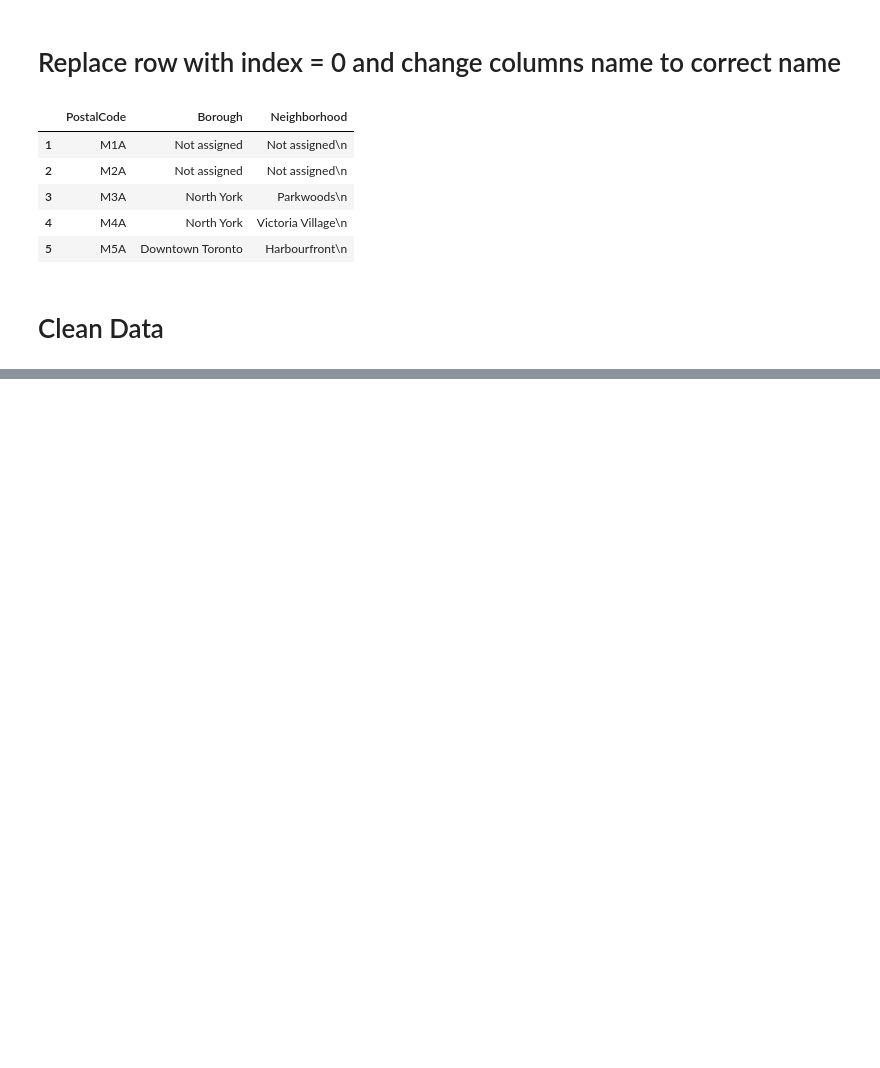
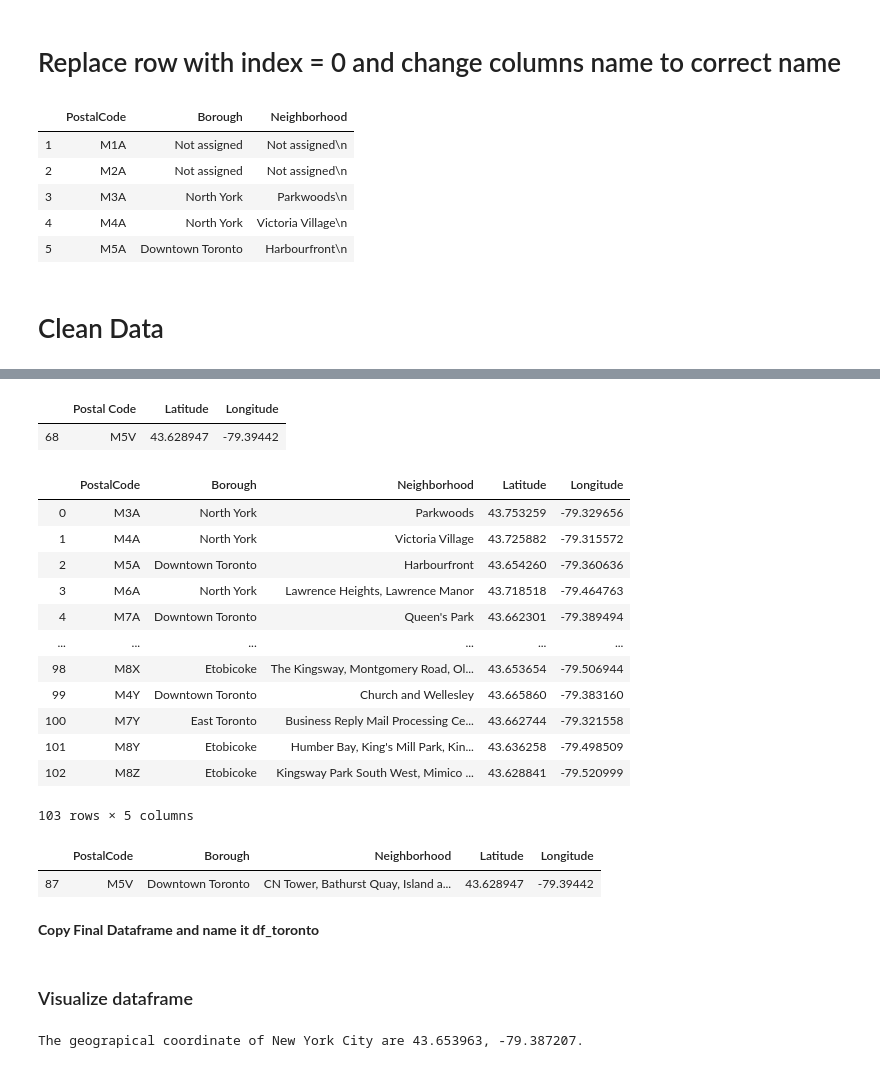
Before and after one commit to giahuy9751990/Coursera_Capstone, a Jupyter notebook: Web Scraping On Coursera Capstone.ipynb, the cells around one changed output, grey strips where cells are left out. Drawn from its saved outputs; the diff is of its cells as text; code cells hidden in the pictures; blank space fills up the shorter version.

```diff
--- a/Web Scraping On Coursera Capstone.ipynb
+++ b/Web Scraping On Coursera Capstone.ipynb
@@ -89,14 +92,0 @@ df_concentrate
-# %%
-for i in df_concentrate.index:
-    # initialize your variable to None
-    lat_lng_coords = None
-
-    # loop until you get the coordinates
-    while(lat_lng_coords is None):
-      g = geocoder.google('{}, Toronto, Ontario'.format(df_concentrate['PostalCode'].iloc[i]))
-      lat_lng_coords = g.latlng
-
-    latitude = lat_lng_coords[0]
-    longitude = lat_lng_coords[1]
-    df_concentrate['Latiude'] = latitude
-    df_concentrate['Longtitude'] = longitude
@@ -112,0 +111,2 @@ None
+# %%
+geospatial_data = pd.read_csv("http://cocl.us/Geospatial_data")
@@ -112,0 +122,36 @@ None
+# %%
+geospatial_data[geospatial_data['Postal Code']=="M5V"]
+# %% [output]
+|  | Postal Code | Latitude | Longitude |
+| 68 | M5V | 43.628947 | -79.39442 |
+# %%
+ls = []
+for index,value in df_concentrate.iterrows():
+    ls_temp = []
+    ls_temp.extend(geospatial_data[geospatial_data['Postal Code']==value['PostalCode']]['Latitude'])
+    ls_temp.extend(geospatial_data[geospatial_data['Postal Code']==value['PostalCode']]['Longitude'])
+    ls.append(ls_temp)
+df_concentrate = df_concentrate.merge(pd.DataFrame(ls,columns=['Latitude','Longitude']),left_index=True,right_index=True)
+# %%
+df_concentrate
+# %% [output]
+|  | PostalCode | Borough | Neighborhood | Latitude | Longitude |
+| 0 | M3A | North York | Parkwoods | 43.753259 | -79.329656 |
+| 1 | M4A | North York | Victoria Village | 43.725882 | -79.315572 |
+| 2 | M5A | Downtown Toronto | Harbourfront | 43.654260 | -79.360636 |
+| 3 | M6A | North York | Lawrence Heights, Lawrence Manor | 43.718518 | -79.464763 |
+| 4 | M7A | Downtown Toronto | Queen's Park | 43.662301 | -79.389494 |
+| ... | ... | ... | ... | ... | ... |
+| 98 | M8X | Etobicoke | The Kingsway, Montgomery Road, Ol... | 43.653654 | -79.506944 |
+| 99 | M4Y | Downtown Toronto | Church and Wellesley | 43.665860 | -79.383160 |
+| 100 | M7Y | East Toronto | Business Reply Mail Processing Ce... | 43.662744 | -79.321558 |
+| 101 | M8Y | Etobicoke | Humber Bay, King's Mill Park, Kin... | 43.636258 | -79.498509 |
+| 102 | M8Z | Etobicoke | Kingsway Park South West, Mimico ... | 43.628841 | -79.520999 |
+103 rows × 5 columns
+# %%
+df_concentrate[df_concentrate['PostalCode']=='M5V']
+# %% [output]
+|  | PostalCode | Borough | Neighborhood | Latitude | Longitude |
+| 87 | M5V | Downtown Toronto | CN Tower, Bathurst Quay, Island a... | 43.628947 | -79.39442 |
+# %% [markdown]
+**Copy Final Dataframe and name it df_toronto**
@@ -112,0 +160,12 @@ None
+# %% [markdown]
+### Visualize dataframe
+# %%
+address = 'Toronto'
+
+geolocator = Nominatim(user_agent="ny_explorer")
+location = geolocator.geocode(address)
+latitude = location.latitude
+longitude = location.longitude
+print('The geograpical coordinate of New York City are {}, {}.'.format(latitude, longitude))
+# %% [output]
+The geograpical coordinate of New York City are 43.653963, -79.387207.
```
Also changed, not shown: parts of 48 cells of this notebook.
